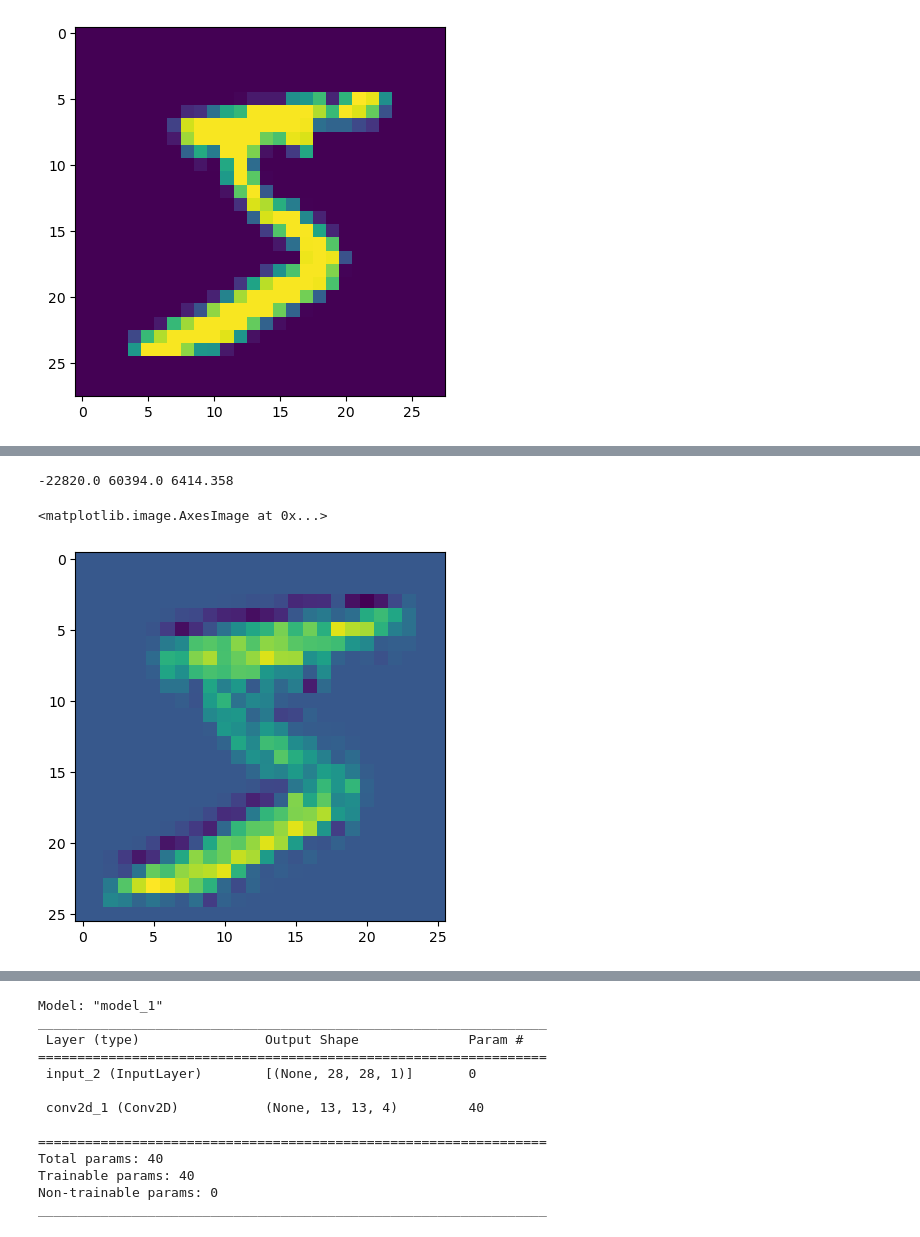
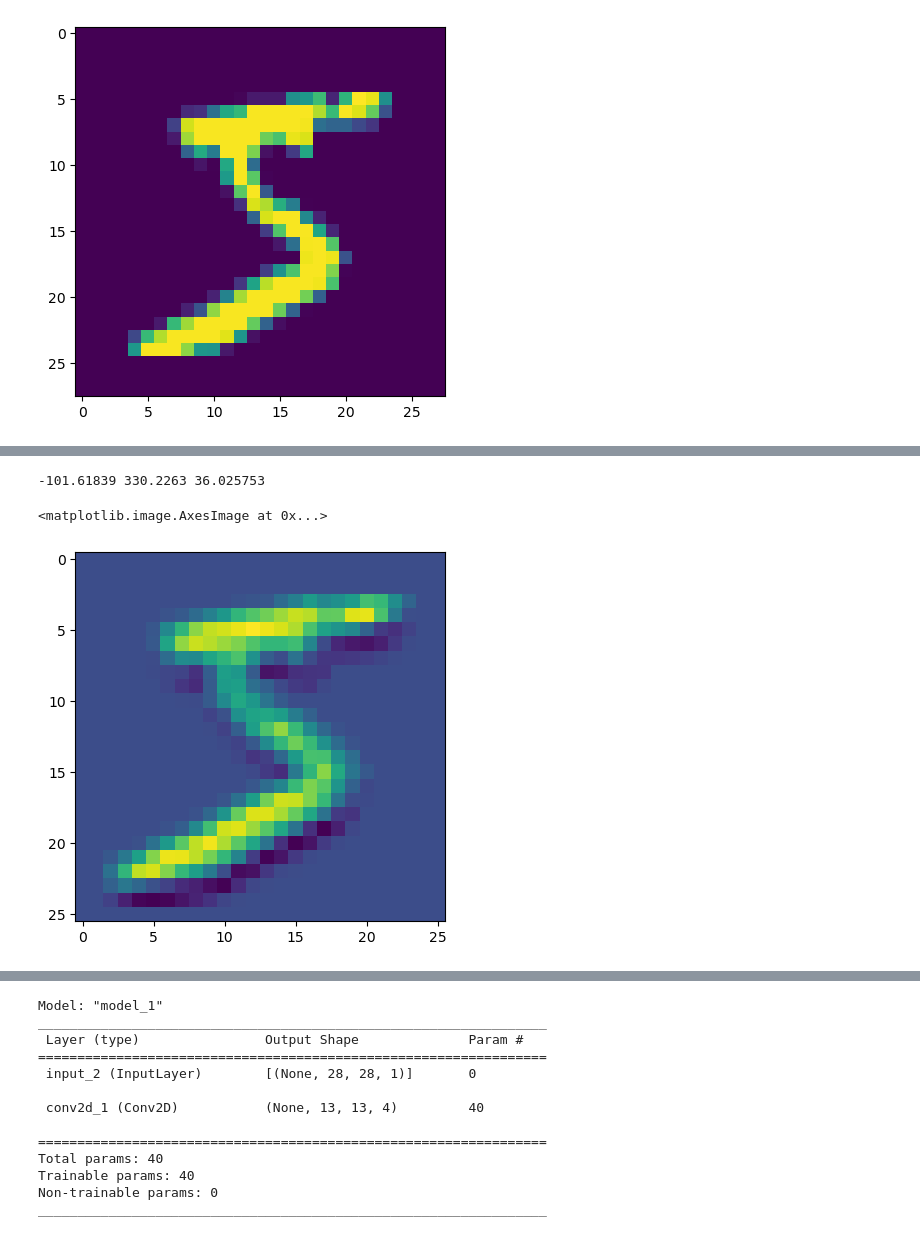
Before and after one commit to MisakaCenter/circomlib-ml, a Jupyter notebook: models/conv2d.ipynb, the cells around one changed output, grey strips where cells are left out. Saved outputs shown, nothing was run; the diff lists cells and outputs as text; code cells hidden in the pictures.

```diff
--- a/models/conv2d.ipynb
+++ b/models/conv2d.ipynb
@@ -144,3 +127,2 @@ INFO: Initialized TensorFlow Lite runtime.
 # %%
-A = (np.rollaxis(weights, 0,4)*scale)
-A
+weights = np.rollaxis(weights, 0,4)
@@ -222,11 +206,11 @@ plt.imshow(A)
 # %%
-B = (convolve2d(X[0,:,:,0], weights[0,:,:,0], mode="valid")+biases[0])
+B = (convolve2d(X[0,:,:,0], weights[:,:,0,0], mode="valid")+biases[0])*scale
 print(B.min(), B.max(), B.mean())
 plt.imshow(B)
 # %% [output]
--22820.0 60394.0 6414.358
+-101.61839 330.2263 36.025753
 <matplotlib.image.AxesImage at 0x...>
-[figure, old version]
+[figure, new version]
 # %%
 ((A-B)**2).mean()**.5
 # %% [output]
```
Also changed, not shown: parts of 20 cells of this notebook, 5 other files.
